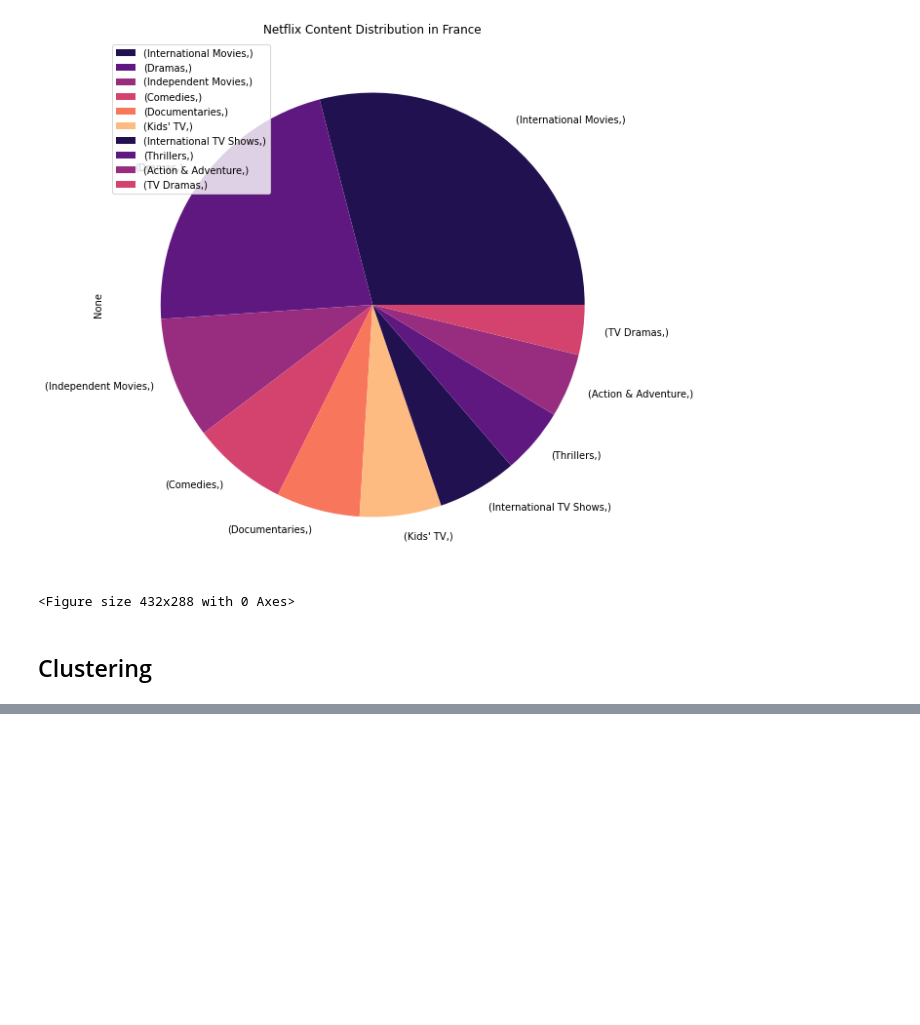
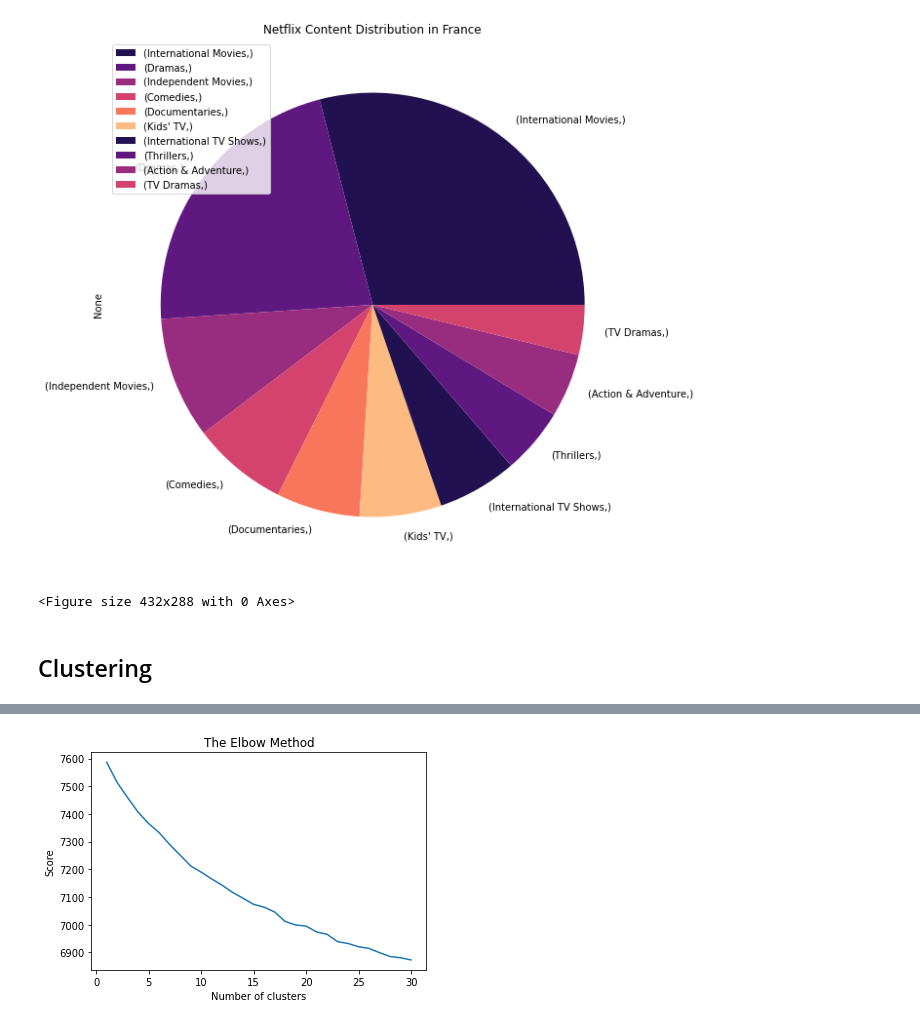
Before and after one commit to NayanaPradeep/Netflix-Movies-and-TV-Shows-Clustering, a Jupyter notebook: NETFLIX_MOVIES_AND_TV_SHOWS_CLUSTERING.ipynb, the cells around one changed output, grey strips where cells are left out. Saved outputs shown, nothing was run; the diff lists cells and outputs as text; code cells hidden in the pictures; blank space fills up the shorter version.

```diff
--- a/NETFLIX_MOVIES_AND_TV_SHOWS_CLUSTERING.ipynb
+++ b/NETFLIX_MOVIES_AND_TV_SHOWS_CLUSTERING.ipynb
@@ -964,0 +761,2 @@ df[df['cluster'] == 11][['type','title','director','cast','country','rating','li
+# %%
+df["combined_text_feat"] = df['listed_in'].astype(str) + " " + df['description'].astype(str) + " "  + df['country'].astype(str) + " "  + df['director'].astype(str)
@@ -964,0 +821,4 @@ df[df['cluster'] == 11][['type','title','director','cast','country','rating','li
+# %%
+
+df["combined_text_feat"] = df["combined_text_feat"].apply(clean_text)
+df["combined_text_feat"]
@@ -964,0 +838,12 @@ df[df['cluster'] == 11][['type','title','director','cast','country','rating','li
+# %%
+# Run TF IDF Vectorizer on the text data
+from sklearn.feature_extraction.text import TfidfVectorizer
+# sublinear_df is set to True to use a logarithmic form for frequency
+# min_df is the minimum numbers of documents a word must be present in to be kept
+# norm is set to l2, to ensure all our feature vectors have a euclidian norm of 1
+# ngram_range is set to (1, 2) to indicate that we want to consider both unigrams and bigrams
+# stop_words is set to "english" to remove all common pronouns ("a", "the", ...) to reduce the number of noisy features
+vectorizer = TfidfVectorizer(sublinear_tf= True, min_df=10, norm='l2', ngram_range=(1, 2), stop_words='english')
+X_train_vc = vectorizer.fit_transform(df["combined_text_feat"])
+
+pd.DataFrame(X_train_vc.toarray(), columns=vectorizer.get_feature_names()).head()
@@ -964,0 +858,18 @@ df[df['cluster'] == 11][['type','title','director','cast','country','rating','li
+# %%
+k_clusters = 30
+# %%
+from sklearn.cluster import KMeans
+
+score = []
+for i in range(1,k_clusters + 1):
+    kmeans = KMeans(n_clusters=i,init='k-means++',max_iter=300,n_init=5,random_state=0)
+    kmeans.fit(X_train_vc)
+    score.append(kmeans.inertia_)
+plt.plot(range(1,k_clusters + 1 ),score)
+plt.title('The Elbow Method')
+plt.xlabel('Number of clusters')
+plt.ylabel('Score')
+
+plt.show()
+# %% [output]
+[figure, added]
```
Also changed, not shown: parts of 53 cells of this notebook.
